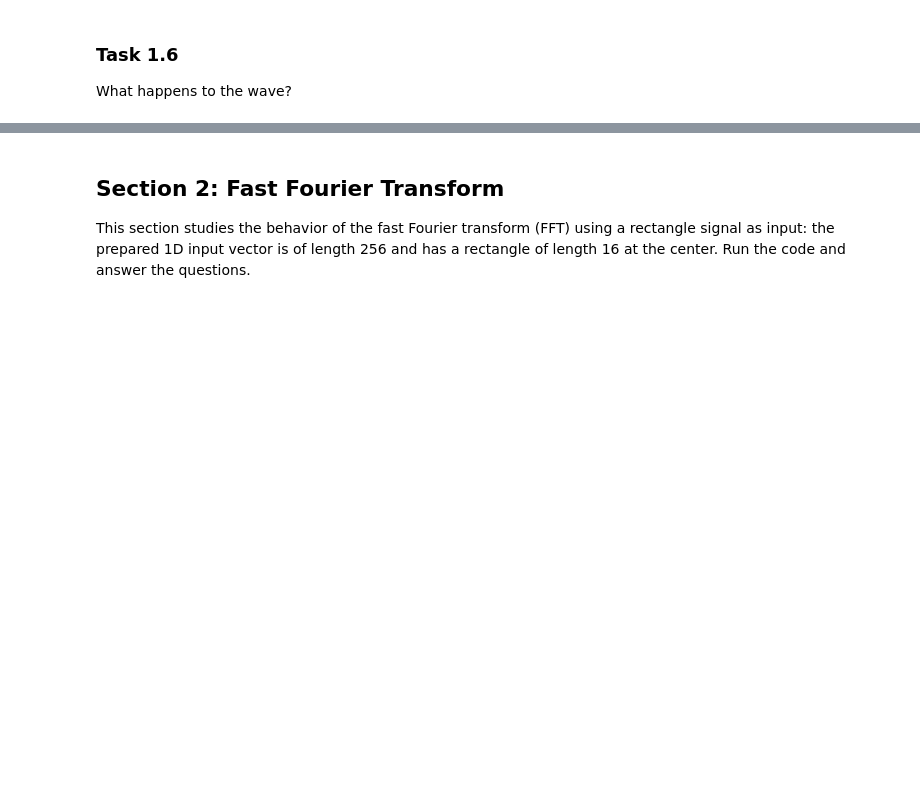
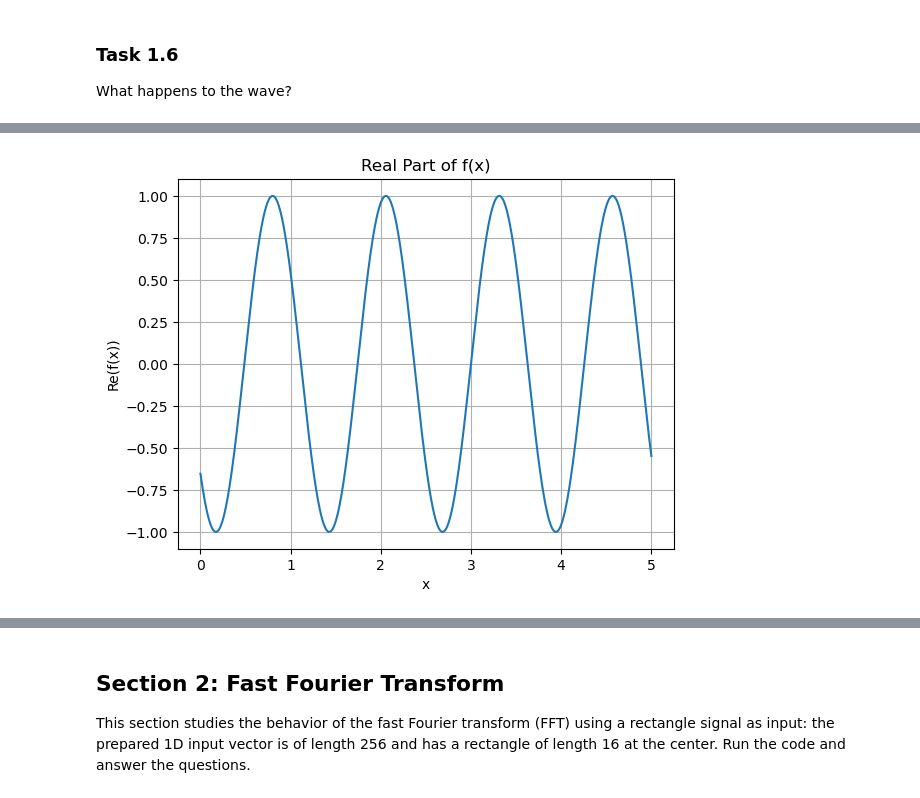
Before and after one commit to sbreddels/BiomedicalImaging, a Jupyter notebook: exercise-ss-1.ipynb, the cells around one changed output, grey strips where cells are left out. Saved outputs shown, nothing was run; the diff lists cells and outputs as text; code cells hidden in the pictures; blank space fills up the shorter version.

```diff
--- a/exercise-ss-1.ipynb
+++ b/exercise-ss-1.ipynb
@@ -87,7 +91,11 @@ Think of some linear, shift-invariant (LSI) operation and apply it to the plane
 # %% [markdown]
 *Type your answer in this cell:*
 # %%
-# Type your code in this cell:
+# Shift parameters
+x0, y0 = 1.0, 0.5
+
+#shifted wave
+f_shifted = np.exp(-1j*(3*x0 + 2*y0)) * f
 # %% [markdown]
 ### Task 1.6
 What happens to the wave?
@@ -95,0 +130,10 @@ What happens to the wave?
+# %%
+# Real part
+plt.plot(x, np.real(f_shifted))
+plt.title("Real Part of f(x)")
+plt.xlabel("x")
+plt.ylabel("Re(f(x))")
+plt.grid(True)
+plt.show()
+# %% [output]
+[figure, added]
```
Also changed, not shown: parts of 3 cells of this notebook.
